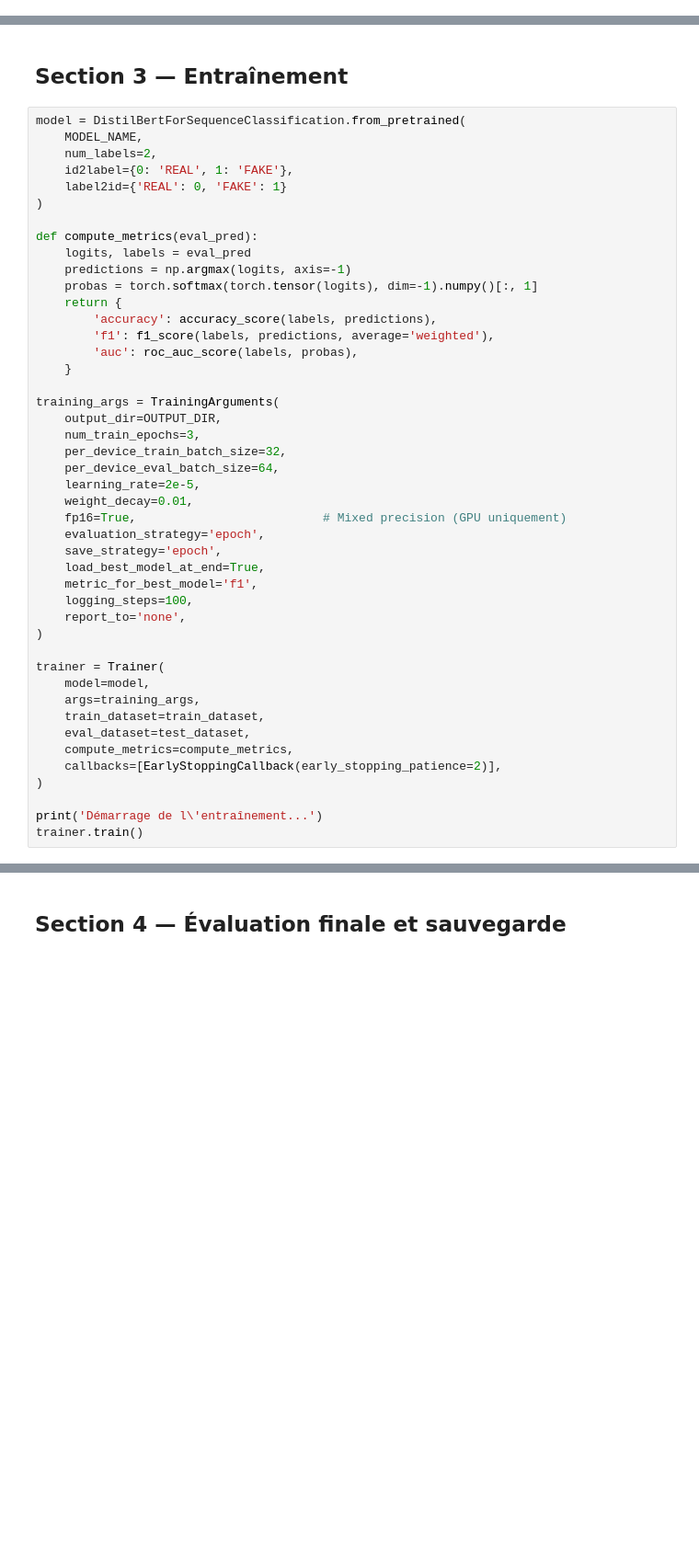
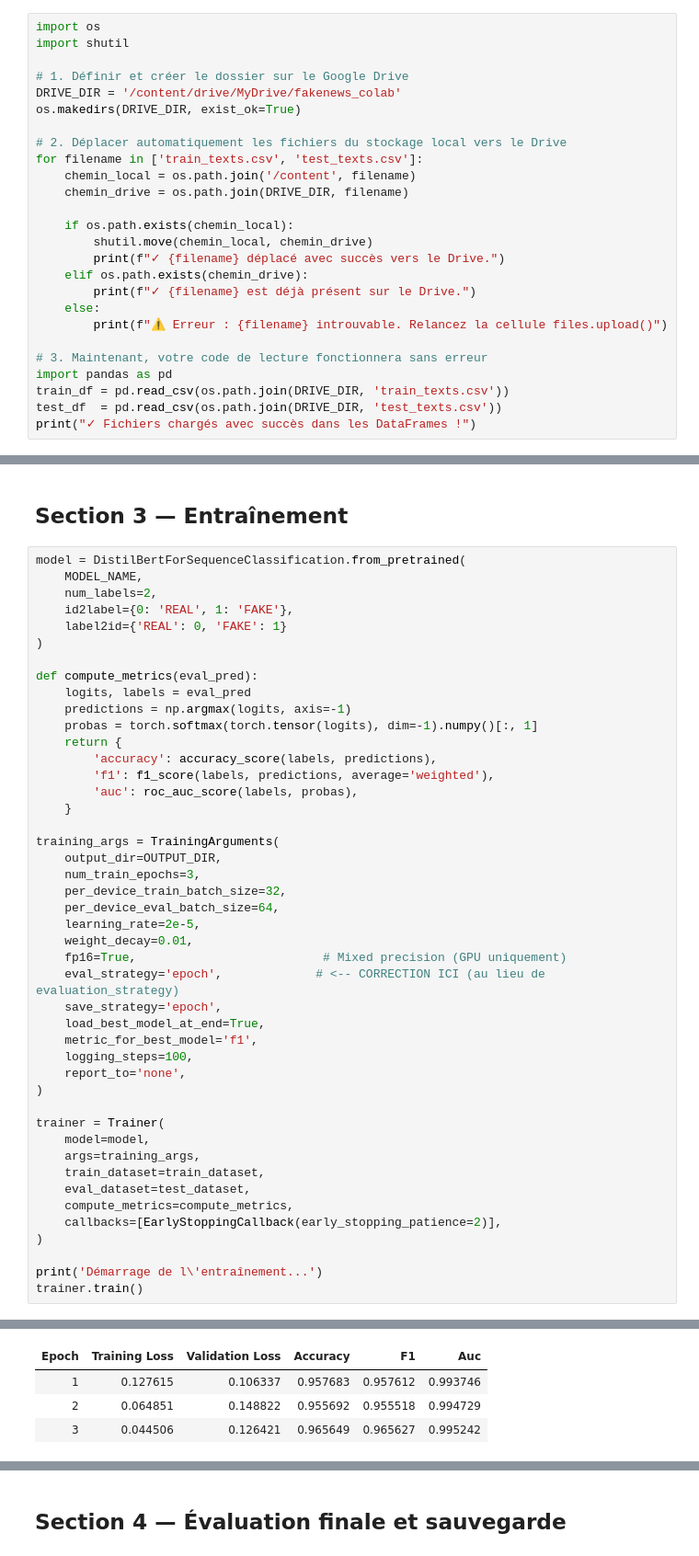
Before and after one commit to KamgaMiguelDimitri/fakenews-analysis, a Jupyter notebook: 03_modeling/03_distilbert_finetune.ipynb, the cells around one changed output, grey strips where cells are left out. Shown at 92% size. Saved outputs shown, nothing was run; the diff lists cells and outputs as text; blank space fills up the shorter version.

```diff
--- a/03_modeling/03_distilbert_finetune.ipynb
+++ b/03_modeling/03_distilbert_finetune.ipynb
@@ -56,0 +82,26 @@ if DEVICE == 'cuda':
+# %%
+import os
+import shutil
+
+# 1. Définir et créer le dossier sur le Google Drive
+DRIVE_DIR = '/content/drive/MyDrive/fakenews_colab'
+os.makedirs(DRIVE_DIR, exist_ok=True)
+
+# 2. Déplacer automatiquement les fichiers du stockage local vers le Drive
+for filename in ['train_texts.csv', 'test_texts.csv']:
+    chemin_local = os.path.join('/content', filename)
+    chemin_drive = os.path.join(DRIVE_DIR, filename)
+
+    if os.path.exists(chemin_local):
+        shutil.move(chemin_local, chemin_drive)
+        print(f"✓ {filename} déplacé avec succès vers le Drive.")
+    elif os.path.exists(chemin_drive):
+        print(f"✓ {filename} est déjà présent sur le Drive.")
+    else:
+        print(f"⚠️ Erreur : {filename} introuvable. Relancez la cellule files.upload()")
+
+# 3. Maintenant, votre code de lecture fonctionnera sans erreur
+import pandas as pd
+train_df = pd.read_csv(os.path.join(DRIVE_DIR, 'train_texts.csv'))
+test_df  = pd.read_csv(os.path.join(DRIVE_DIR, 'test_texts.csv'))
+print("✓ Fichiers chargés avec succès dans les DataFrames !")
@@ -121,7 +188,7 @@ training_args = TrainingArguments(
     learning_rate=2e-5,
     weight_decay=0.01,
     fp16=True,                          # Mixed precision (GPU uniquement)
-    evaluation_strategy='epoch',
+    eval_strategy='epoch',             # <-- CORRECTION ICI (au lieu de evaluation_strategy)
     save_strategy='epoch',
     load_best_model_at_end=True,
     metric_for_best_model='f1',
@@ -140,3 +207,4 @@ trainer = Trainer(
 
 print('Démarrage de l\'entraînement...')
 trainer.train()
+# %% [output]
@@ -142,0 +229,4 @@ trainer.train()
+| Epoch | Training Loss | Validation Loss | Accuracy | F1 | Auc |
+| 1 | 0.127615 | 0.106337 | 0.957683 | 0.957612 | 0.993746 |
+| 2 | 0.064851 | 0.148822 | 0.955692 | 0.955518 | 0.994729 |
+| 3 | 0.044506 | 0.126421 | 0.965649 | 0.965627 | 0.995242 |
```
Also changed, not shown: parts of 10 cells of this notebook.
